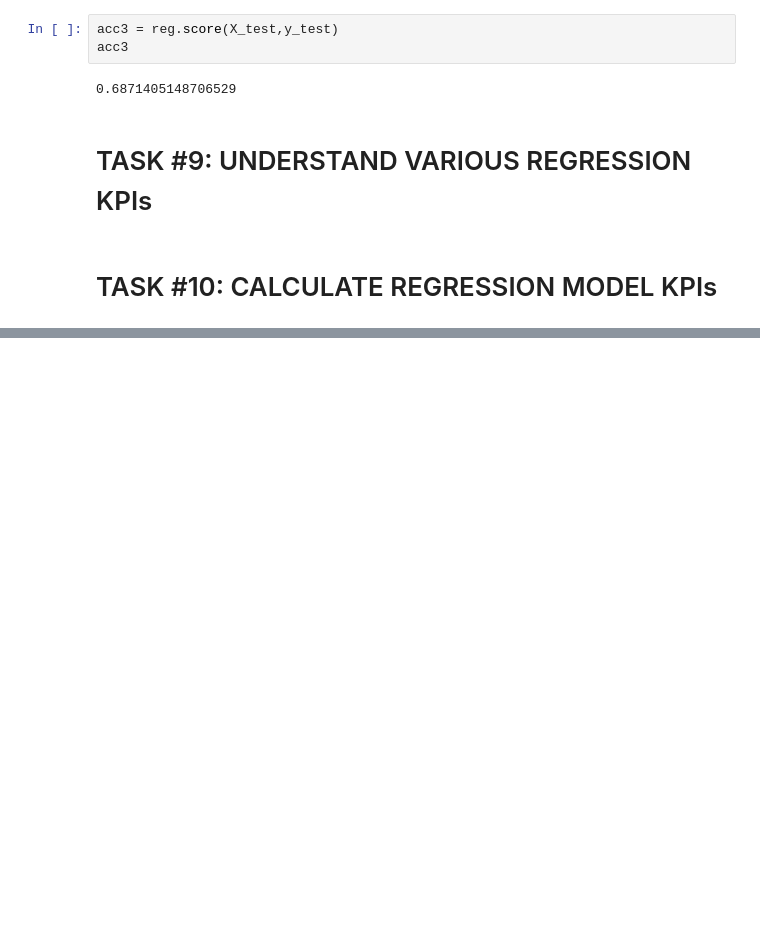
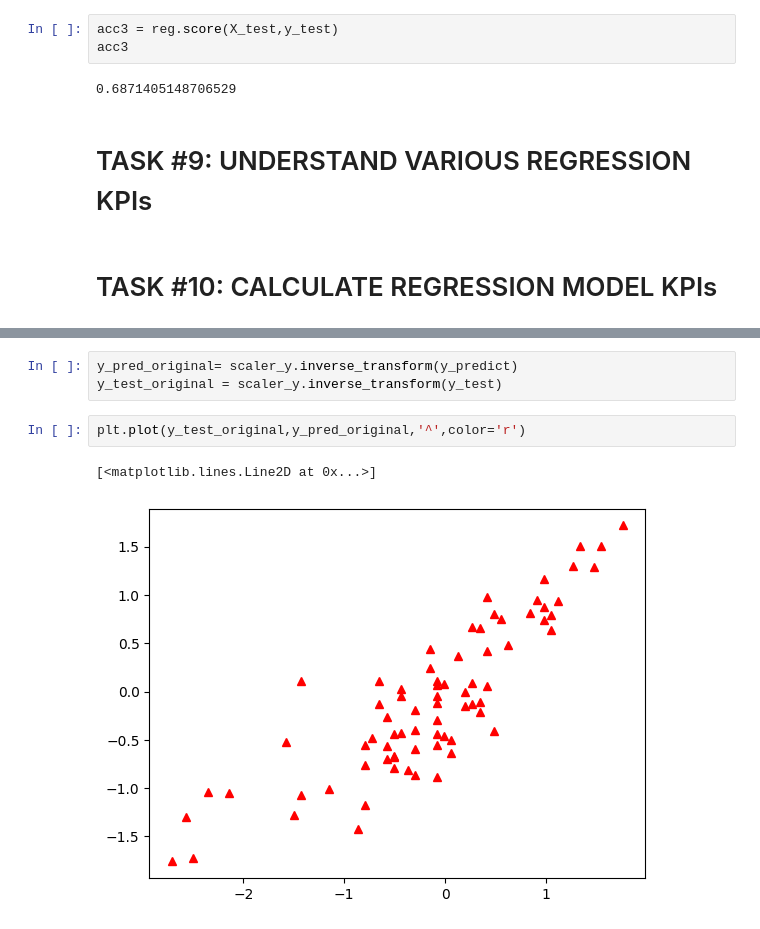
Before and after one commit to Usama-Amjad/University-Admission-Prediction, a Jupyter notebook: Graduate_Admission_Prediction.ipynb, the cells around one changed output, grey strips where cells are left out. Saved outputs shown, nothing was run; the diff lists cells and outputs as text; blank space fills up the shorter version.

```diff
--- a/Graduate_Admission_Prediction.ipynb
+++ b/Graduate_Admission_Prediction.ipynb
@@ -273,3 +279,11 @@ acc3
+# %%
+y_pred_original= scaler_y.inverse_transform(y_predict)
+y_test_original = scaler_y.inverse_transform(y_test)
+# %%
+plt.plot(y_test_original,y_pred_original,'^',color='r')
+# %% [output]
+[<matplotlib.lines.Line2D at 0x...>]
+[figure, added]
 # %%
 k = X_test.shape[1]
 n = len(X_test)
```
Also changed, not shown: parts of 4 cells of this notebook.
